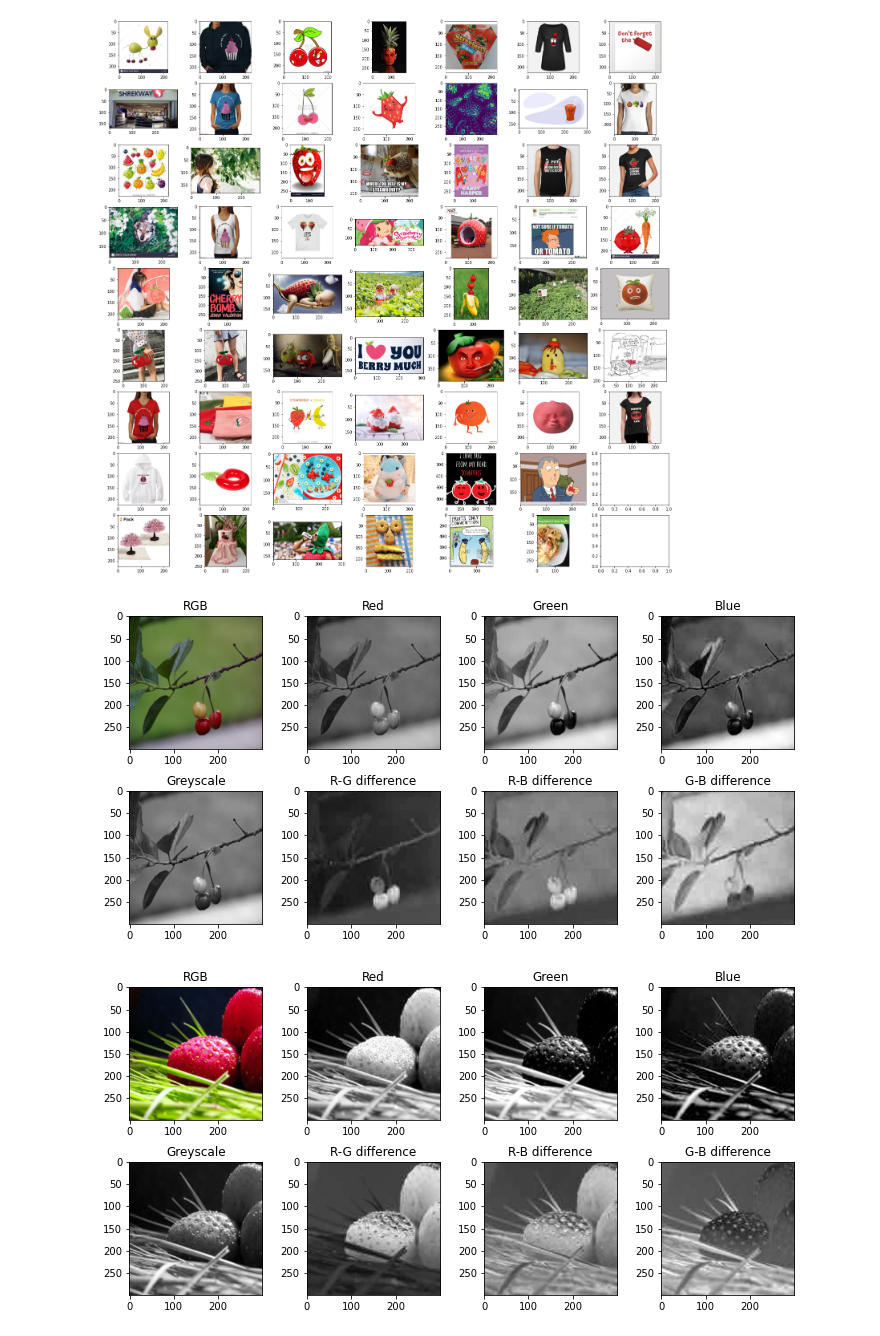
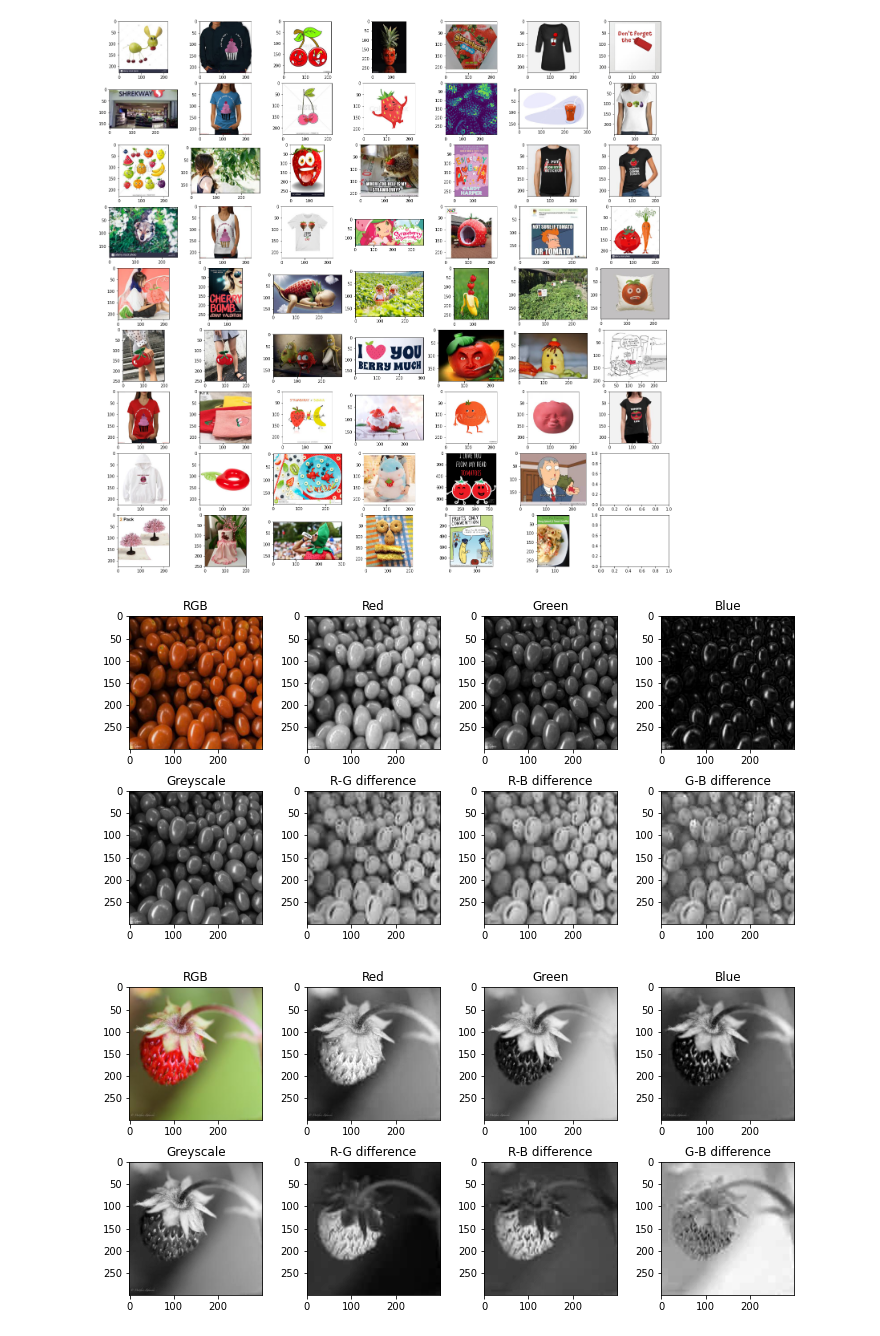
Before and after one commit to johnielb/FruitNet, a Jupyter notebook: eda.ipynb, the cells around one changed output. Saved outputs shown, nothing was run; the diff lists cells and outputs as text; code cells hidden in the pictures.

```diff
--- a/eda.ipynb
+++ b/eda.ipynb
@@ -1,8 +1,5 @@
 # %%
-# ** COMP309 Project **
-# Johniel Bocacao
-# 300490028
-
+from sklearn.model_selection import train_test_split
 ###
 # Step 0: Load data
 ###
@@ -13,9 +10,10 @@ from PIL import Image
 from torchvision.transforms import ToTensor
 
 base_dir = "traindata"
-train_list = []
-y_train = []
+X = []
+y = []
 throwaway = []
+torch.set_num_threads(16)
 for class_type in sorted(os.listdir(base_dir)):
     if class_type == ".DS_Store": continue
     subdir = os.path.join(base_dir, class_type)
@@ -24,14 +22,17 @@ for class_type in sorted(os.listdir(base_dir)):
         filepath = os.path.join(subdir, filename)
         image = ToTensor()(Image.open(filepath)).unsqueeze(0)
         if list(image.size())[1:] == [3, 300, 300]:
-            train_list.append(image)
-            y_train.append(class_type)
+            X.append(image)
+            y.append(class_type)
         else:
             print(filepath, "is not size 300x300, image is:", image.size())
             throwaway.append(image)
 
-X_train = torch.Tensor((len(train_list), 3, 300, 300))
-torch.cat(train_list, out=X_train)
+X1, X2, y_train, y_val = train_test_split(X, y, test_size=0.3, random_state=0)
+X_train = torch.Tensor((len(X1), 3, 300, 300))
+torch.cat(X1, out=X_train)
+X_val = torch.Tensor((len(X2), 3, 300, 300))
+torch.cat(X2, out=X_val)
 # %% [output]
 traindata/cherry/cherry_0113.jpg is not size 300x300, image is: torch.Size([1, 3, 230, 219])
 traindata/cherry/cherry_0226.jpg is not size 300x300, image is: torch.Size([1, 3, 169, 299])
@@ -79,10 +84,10 @@ y_train = 4439
 from matplotlib import pyplot as plt
 import numpy as np
 
-def show_image(img, ax=plt, title=""):
+def show_image(img, ax=plt, title=None):
     npimg = img.numpy()
     ax.imshow(np.transpose(npimg, (1, 2, 0)))
-    ax.set_title(title)
+    if title is not None: ax.set_title(title)
 
 fig, ax = plt.subplots(9,7, figsize=(25,25))
 for i, image in enumerate(throwaway):
@@ -90,10 +95,10 @@ for i, image in enumerate(throwaway):
 # %% [output]
 [figure]
 # %%
-def show_channel(img, ax=plt, title=""):
+def show_channel(img, ax=plt, title=None):
     npimg = img.numpy()
     ax.imshow(npimg, cmap="gray")
-    ax.set_title(title)
+    if title is not None: ax.set_title(title)
 
 def plot_image_channels(img_tensor):
     fig, ax = plt.subplots(2,4, figsize=(10,5))
@@ -114,13 +119,13 @@ def plot_image_channels(img_tensor):
     show_channel(gb_diff, ax[1,3], title="G-B difference")
     fig.tight_layout()
 # %%
-plot_image_channels(X_train[y_train.index('cherry')])
+plot_image_channels(X_train[y_train.index('cherry')+21])
 # %% [output]
-[figure, old version]
+[figure, new version]
 # %%
-plot_image_channels(X_train[y_train.index('strawberry')])
+plot_image_channels(X_train[y_train.index('strawberry')+17])
 # %% [output]
-[figure, old version]
+[figure, new version]
 # %%
 plot_image_channels(X_train[y_train.index('tomato') + 9])
 # %% [output]
```
Also changed, not shown: parts of 23 cells of this notebook, 2 other files.
